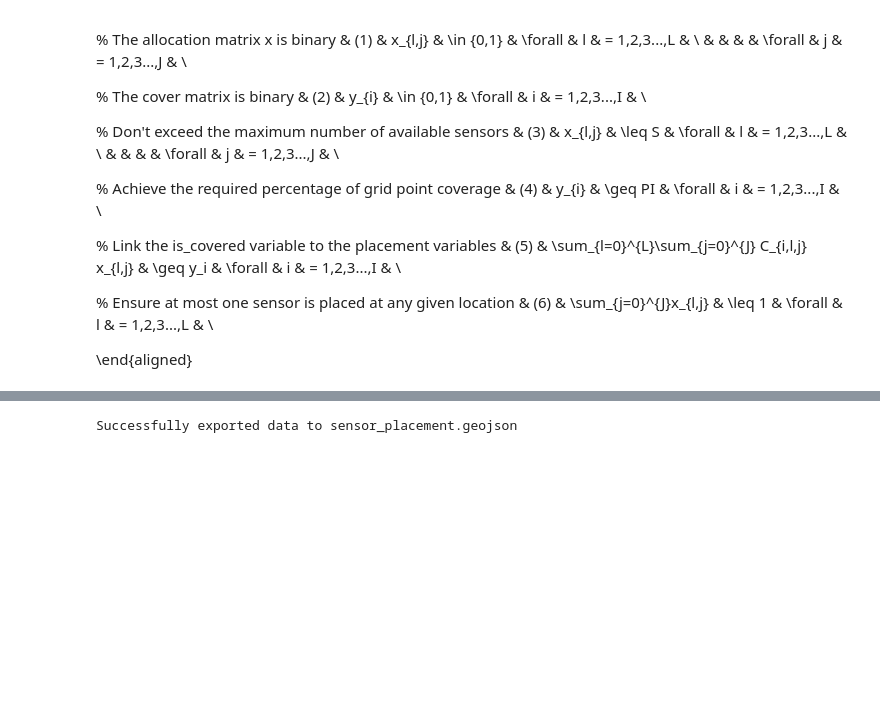
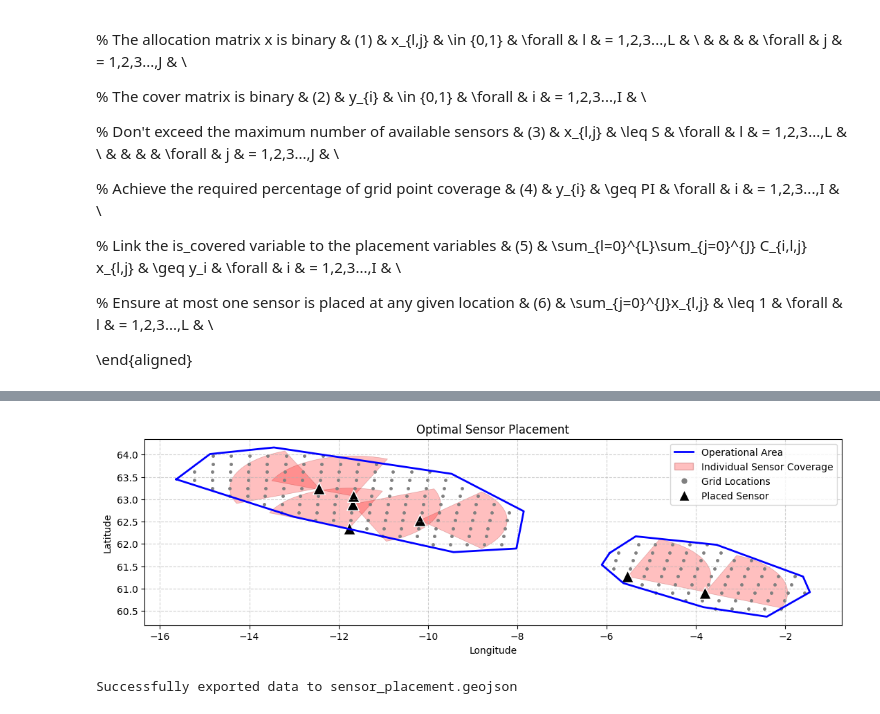
Before and after one commit to timothywong731/geospatial_optimization, a Jupyter notebook: demo.ipynb, the cells around one changed output, grey strips where cells are left out. Drawn from its saved outputs; the diff is of its cells as text; code cells hidden in the pictures; blank space fills up the shorter version.

```diff
--- a/demo.ipynb
+++ b/demo.ipynb
@@ -207 +236,34 @@ plt.show()
+# %%
+
+# --- Step 6: Improved Plotting ---
+fig, ax = plt.subplots(figsize=(13, 13))
+ax.set_aspect('equal')
+
+for poly in operational_area.geoms:
+    px, py = poly.exterior.xy
+    ax.plot(px, py, 'b-', linewidth=2, label='Operational Area')
+
+for fan_poly in placed_sensors_polygons:
+    fan_x, fan_y = fan_poly.exterior.xy
+    ax.fill(fan_x, fan_y, alpha=fan_opacity, fc='red', ec='darkred', linewidth=0.5)
+
+ax.scatter([p.x for p in locations], [p.y for p in locations], c='gray', marker='.', s=25, label='Grid Locations')
+ax.scatter([s['location'].x for s in placed_sensors_info],
+           [s['location'].y for s in placed_sensors_info],
+           c='black', edgecolor='white', s=160, marker='^', label='Placed Sensor')
+
+legend_elements = [
+    plt.Line2D([0], [0], color='b', lw=2, label='Operational Area'),
+    Patch(facecolor='red', alpha=fan_opacity, edgecolor='darkred', label=f'Individual Sensor Coverage'),
+    plt.Line2D([0], [0], marker='.', color='gray', label='Grid Locations', markersize=10, linestyle='None'),
+    plt.Line2D([0], [0], marker='^', color='black', label='Placed Sensor', markersize=12, markerfacecolor='black', markeredgecolor='white', linestyle='None')
+]
+ax.legend(handles=legend_elements, loc='upper right')
+ax.set_title('Optimal Sensor Placement')
+ax.set_xlabel('Longitude')
+ax.set_ylabel('Latitude')
+ax.grid(True, linestyle='--', alpha=0.6)
+plt.show()
+# %% [output]
+[figure, added]
 # %%
```
Also changed, not shown: parts of 6 cells of this notebook.
